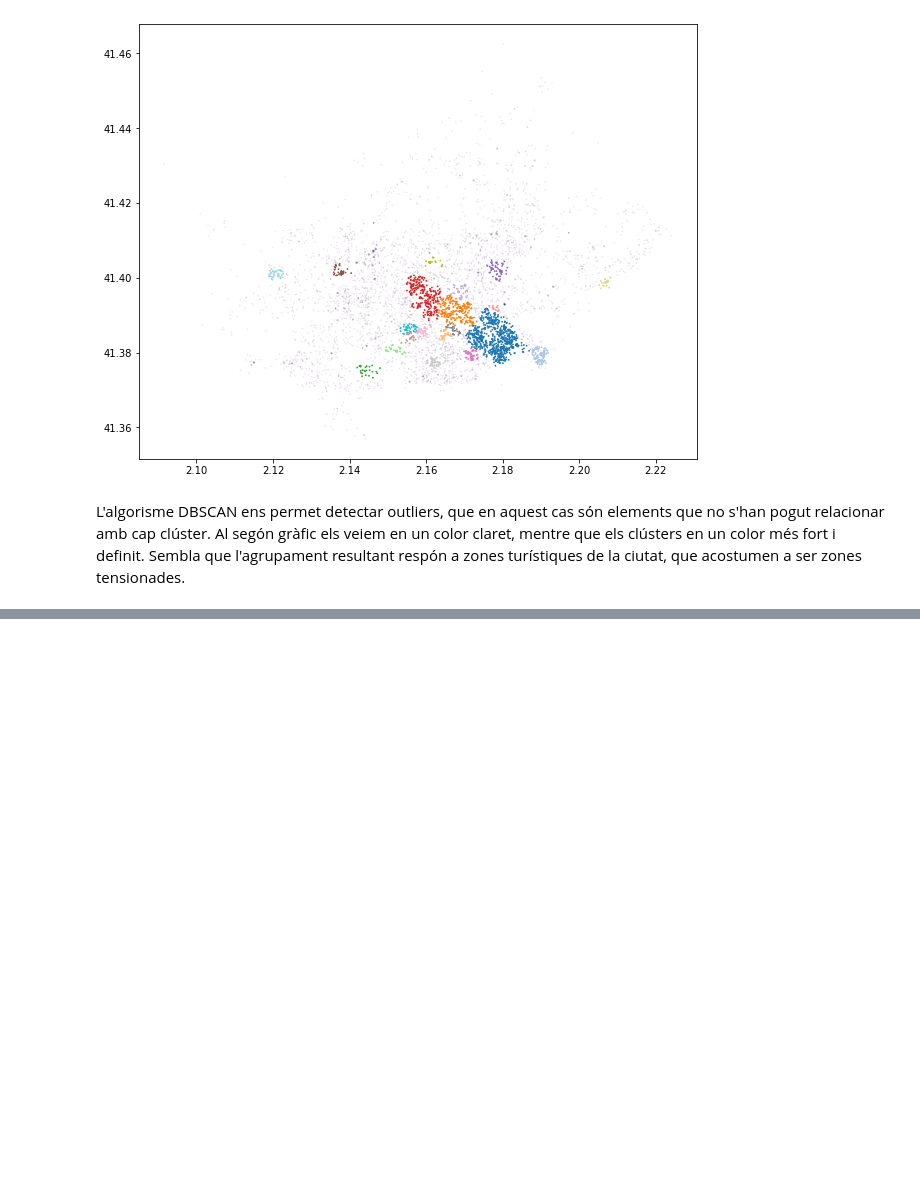
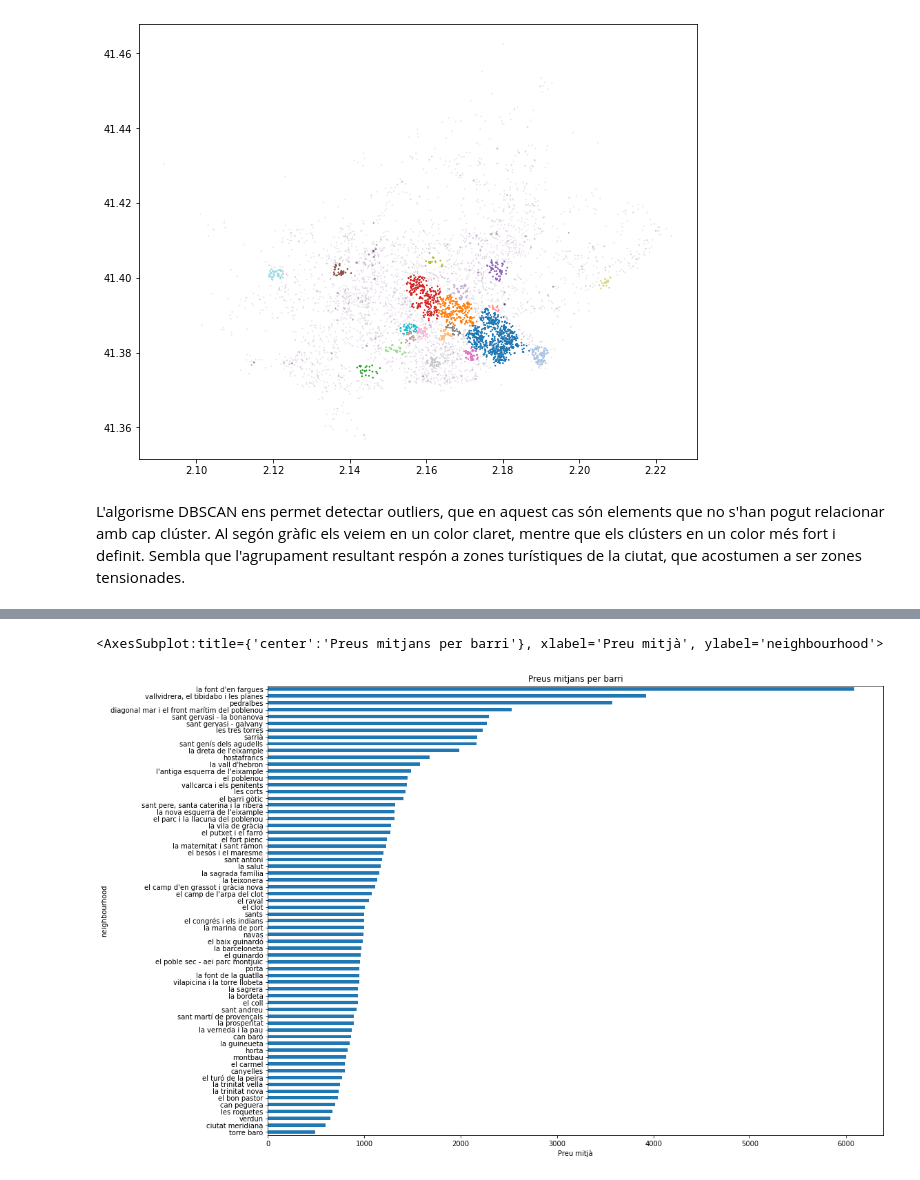
Before and after one commit to xordi/TPCD_Practica2, a Jupyter notebook: src/notebook.ipynb, the cells around one changed output, grey strips where cells are left out. Saved outputs shown, nothing was run; the diff lists cells and outputs as text; code cells hidden in the pictures; blank space fills up the shorter version.

```diff
--- a/src/notebook.ipynb
+++ b/src/notebook.ipynb
@@ -774,0 +781,8 @@ L'algorisme DBSCAN ens permet detectar outliers, que en aquest cas són elements
+# %%
+neighbourhood_mean_prices = apartments[['neighbourhood', 'price']].groupby('neighbourhood')['price'].mean().sort_values()
+fig = plt.figure(figsize=(16,12))
+plt.xlabel('Preu mitjà')
+neighbourhood_mean_prices.plot.barh(title='Preus mitjans per barri')
+# %% [output]
+<AxesSubplot:title={'center':'Preus mitjans per barri'}, xlabel='Preu mitjà', ylabel='neighbourhood'>
+[figure, added]
```
Also changed, not shown: parts of 15 cells of this notebook.
